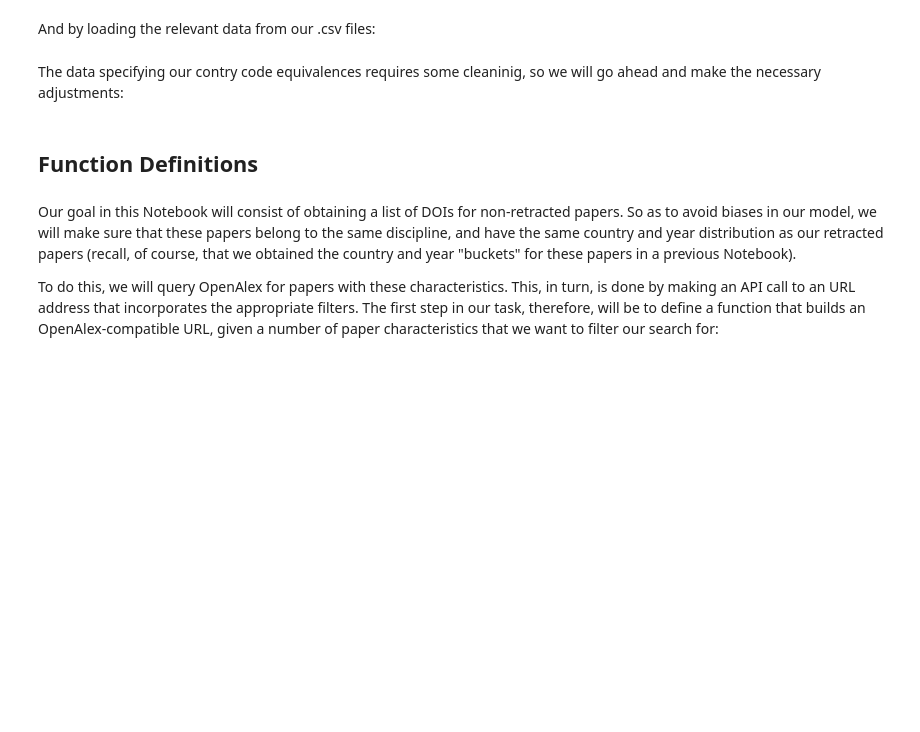
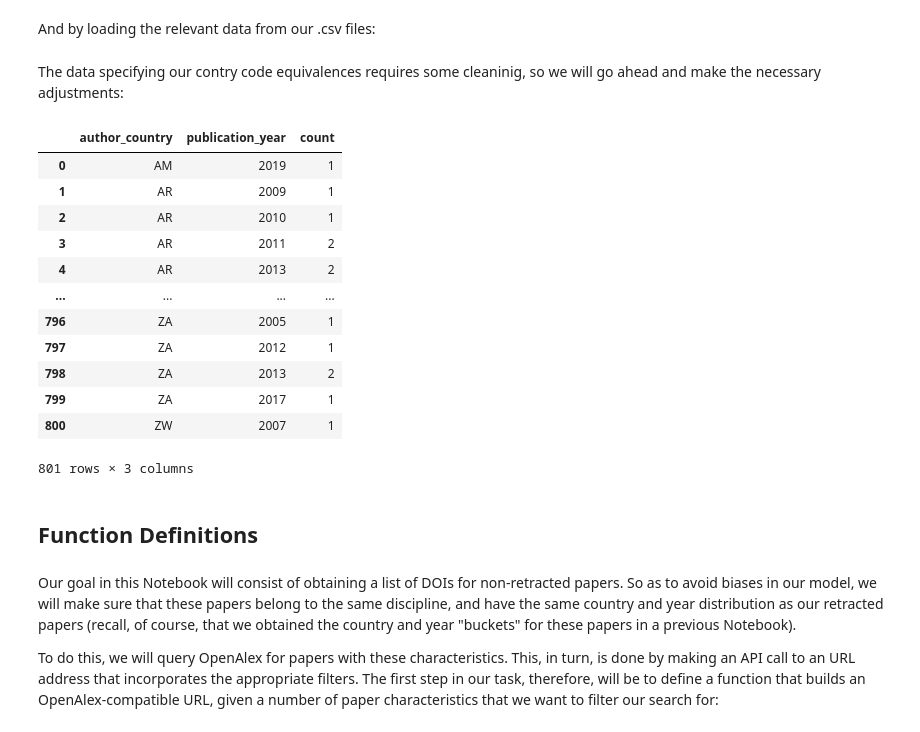
Before and after one commit to pdolano/retraction_project, a Jupyter notebook: 03a_get_dois_non_retracted.ipynb, the cells around one changed output. Saved outputs shown, nothing was run; the diff lists cells and outputs as text; code cells hidden in the pictures; blank space fills up the shorter version.

```diff
--- a/03a_get_dois_non_retracted.ipynb
+++ b/03a_get_dois_non_retracted.ipynb
@@ -18,8 +18,10 @@ Input parameters:
 # %%
 
 # File path for .csv input file with bucketing specifications
-#input_path = "../data/Country_Year_Buckets_Cellbio.csv"
-#input_path = "../data/buckets/cell_biology/cell_bio_buckets_value.csv"
+# Note that the old input path is to a file that we created manually to sidestep problems
+# Please use the new input path, which contains the actual year and country profile for our retracted papers
+#input_path_old = "../data/Country_Year_Buckets_Cellbio.csv"
+input_path = "../data/buckets/cell_biology/cell_bio_buckets_value.csv"
 
 # Id of subfield to fitler our paper search
 # Id value for cell_bio is 1307
@@ -69,7 +70,7 @@ And by loading the relevant data from our .csv files:
 # %%
 
 # Load .csv with bucketing specifications into data frame
-df = pd.read_csv(input_path, encoding='latin-1', sep = ";")
+df = pd.read_csv(input_path, encoding='latin-1', sep = ",") #Note that the separator is "," this time around
 
 # Load .csv file with ISO country code equivalences
 df_country_codes = pd.read_csv("../data/country_codes_dictionary.csv", encoding='latin-1')
@@ -88,6 +89,22 @@ country_codes_dictionary = df_country_codes.set_index('Country')['TIS'].str.stri
 
 # Rename country column
 df.rename(columns={"ï»¿country": "country"}, inplace=True)
+# %%
+df
+# %% [output]
+|  | author_country | publication_year | count |
+| 0 | AM | 2019 | 1 |
+| 1 | AR | 2009 | 1 |
+| 2 | AR | 2010 | 1 |
+| 3 | AR | 2011 | 2 |
+| 4 | AR | 2013 | 2 |
+| ... | ... | ... | ... |
+| 796 | ZA | 2005 | 1 |
+| 797 | ZA | 2012 | 1 |
+| 798 | ZA | 2013 | 2 |
+| 799 | ZA | 2017 | 1 |
+| 800 | ZW | 2007 | 1 |
+801 rows × 3 columns
 # %% [markdown]
 ## Function Definitions
 # %% [markdown]
```
Also changed, not shown: parts of 5 cells of this notebook, 8 other files.
